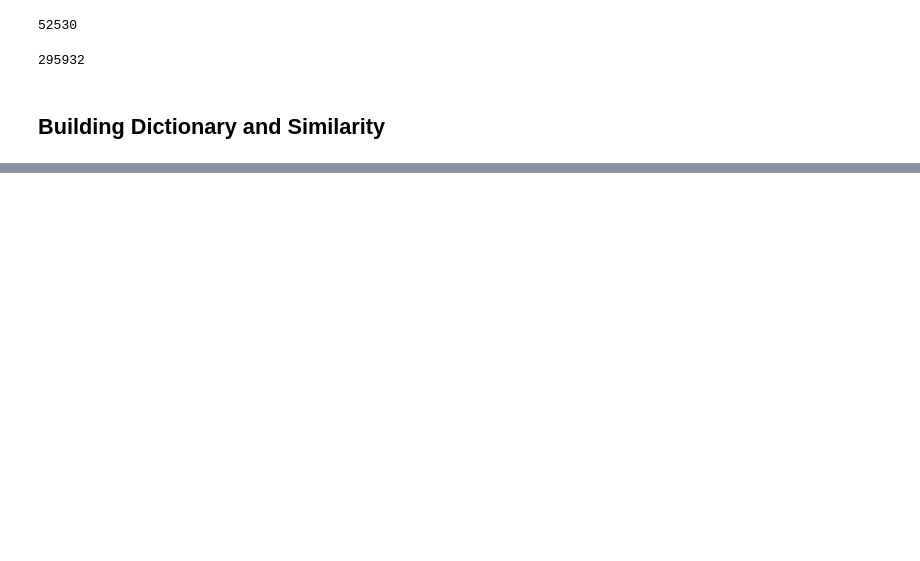
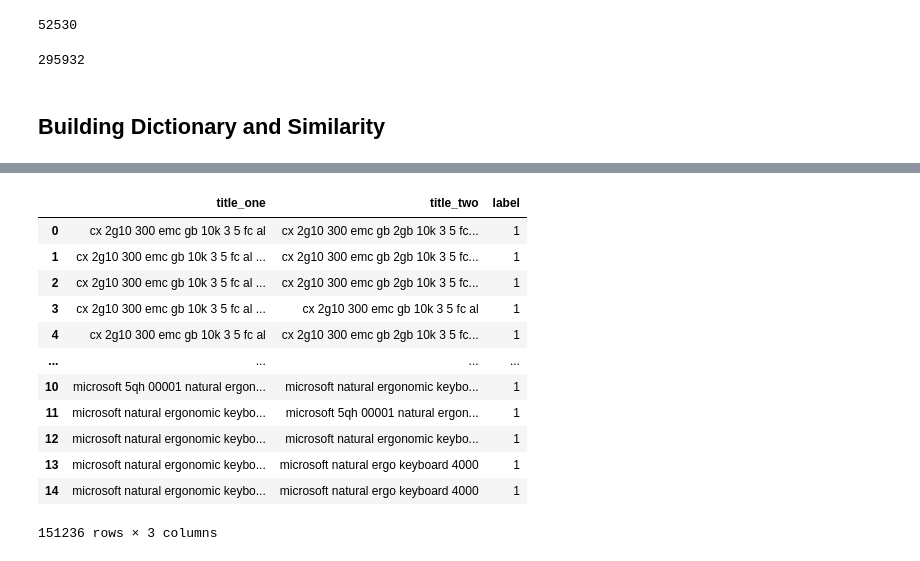
Before and after one commit to Mascerade/supervised-product-matching, a Jupyter notebook: WDCDataCreation.ipynb, the cells around one changed output, grey strips where cells are left out. Drawn from its saved outputs; the diff is of its cells as text; code cells hidden in the pictures; blank space fills up the shorter version.

```diff
--- a/WDCDataCreation.ipynb
+++ b/WDCDataCreation.ipynb
@@ -160,7 +154,7 @@ def create_pos_from_cluster(data, cluster_id):
         pairs.append(pair)
         avail_indices = np.delete(avail_indices, ran_idx, 0)
 
-    return pairs
+    return pd.DataFrame(pairs, columns=["title_one", "title_two", "label"])
 # %%
 def create_neg_from_cluster(data, cluster_id, all_clusters):
     cluster = data.loc[data["cluster_id"].values == cluster_id]
@@ -231,0 +218,7 @@ create_pos_from_cluster(computer_df, 131074)
+# %%
+computer_train_wdc_pos = pd.DataFrame(columns=["title_one", "title_two", "label"])
+computer_train_wdc_neg = pd.DataFrame(columns=["title_one", "title_two", "label"])
+# %%
+# Positive data creation
+for cluster in pos_clusters:
+    computer_train_wdc_pos = computer_train_wdc_pos.append(create_pos_from_cluster(computer_df, cluster))
@@ -231,0 +229,16 @@ create_pos_from_cluster(computer_df, 131074)
+# %%
+computer_train_wdc_pos
+# %% [output]
+|  | title_one | title_two | label |
+| 0 | cx 2g10 300 emc gb 10k 3 5 fc al | cx 2g10 300 emc gb 2gb 10k 3 5 fc... | 1 |
+| 1 | cx 2g10 300 emc gb 10k 3 5 fc al ... | cx 2g10 300 emc gb 2gb 10k 3 5 fc... | 1 |
+| 2 | cx 2g10 300 emc gb 10k 3 5 fc al ... | cx 2g10 300 emc gb 2gb 10k 3 5 fc... | 1 |
+| 3 | cx 2g10 300 emc gb 10k 3 5 fc al ... | cx 2g10 300 emc gb 10k 3 5 fc al | 1 |
+| 4 | cx 2g10 300 emc gb 10k 3 5 fc al | cx 2g10 300 emc gb 2gb 10k 3 5 fc... | 1 |
+| ... | ... | ... | ... |
+| 10 | microsoft 5qh 00001 natural ergon... | microsoft natural ergonomic keybo... | 1 |
+| 11 | microsoft natural ergonomic keybo... | microsoft 5qh 00001 natural ergon... | 1 |
+| 12 | microsoft natural ergonomic keybo... | microsoft natural ergonomic keybo... | 1 |
+| 13 | microsoft natural ergonomic keybo... | microsoft natural ergo keyboard 4000 | 1 |
+| 14 | microsoft natural ergonomic keybo... | microsoft natural ergo keyboard 4000 | 1 |
+151236 rows × 3 columns
```
Also changed, not shown: parts of 20 cells of this notebook.
